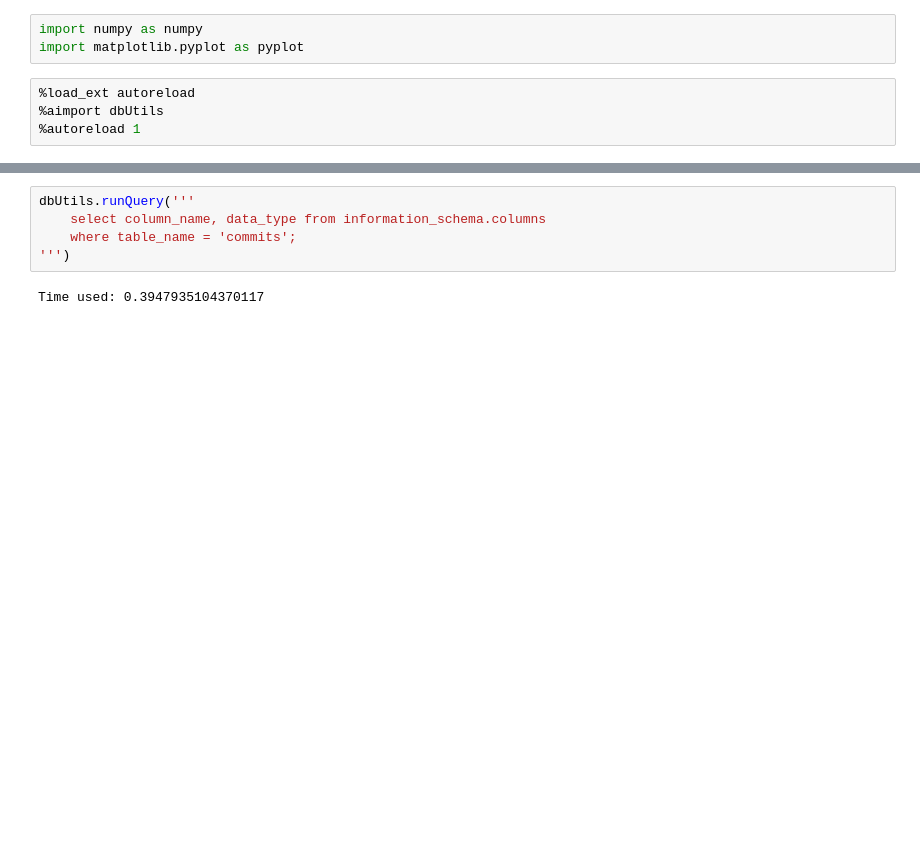
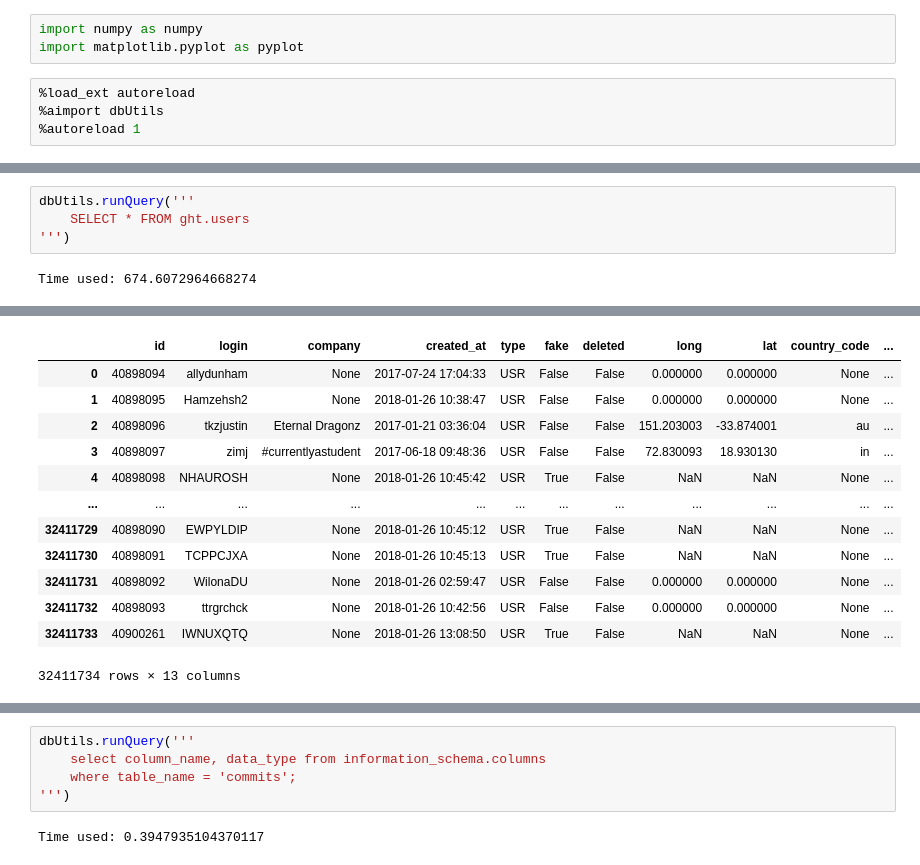
Before and after one commit to LeonBein/CRM20, a Jupyter notebook: DataExplorer.ipynb, the cells around one changed output, grey strips where cells are left out. Cells and saved outputs as stored; diff of their text form; blank space fills up the shorter version.

```diff
--- a/DataExplorer.ipynb
+++ b/DataExplorer.ipynb
@@ -19,0 +53,6 @@ import matplotlib.pyplot as pyplot
+# %%
+dbUtils.runQuery('''
+    SELECT * FROM ght.users
+''')
+# %% [output]
+Time used: 674.6072964668274
@@ -19,0 +60,13 @@ import matplotlib.pyplot as pyplot
+|  | id | login | company | created_at | type | fake | deleted | long | lat | country_code | ... |
+| 0 | 40898094 | allydunham | None | 2017-07-24 17:04:33 | USR | False | False | 0.000000 | 0.000000 | None | ... |
+| 1 | 40898095 | Hamzehsh2 | None | 2018-01-26 10:38:47 | USR | False | False | 0.000000 | 0.000000 | None | ... |
+| 2 | 40898096 | tkzjustin | Eternal Dragonz | 2017-01-21 03:36:04 | USR | False | False | 151.203003 | -33.874001 | au | ... |
+| 3 | 40898097 | zimj | #currentlyastudent | 2017-06-18 09:48:36 | USR | False | False | 72.830093 | 18.930130 | in | ... |
+| 4 | 40898098 | NHAUROSH | None | 2018-01-26 10:45:42 | USR | True | False | NaN | NaN | None | ... |
+| ... | ... | ... | ... | ... | ... | ... | ... | ... | ... | ... | ... |
+| 32411729 | 40898090 | EWPYLDIP | None | 2018-01-26 10:45:12 | USR | True | False | NaN | NaN | None | ... |
+| 32411730 | 40898091 | TCPPCJXA | None | 2018-01-26 10:45:13 | USR | True | False | NaN | NaN | None | ... |
+| 32411731 | 40898092 | WilonaDU | None | 2018-01-26 02:59:47 | USR | False | False | 0.000000 | 0.000000 | None | ... |
+| 32411732 | 40898093 | ttrgrchck | None | 2018-01-26 10:42:56 | USR | False | False | 0.000000 | 0.000000 | None | ... |
+| 32411733 | 40900261 | IWNUXQTQ | None | 2018-01-26 13:08:50 | USR | True | False | NaN | NaN | None | ... |
+32411734 rows × 13 columns
```
Also changed, not shown: parts of 39 cells of this notebook, 5 other files.
